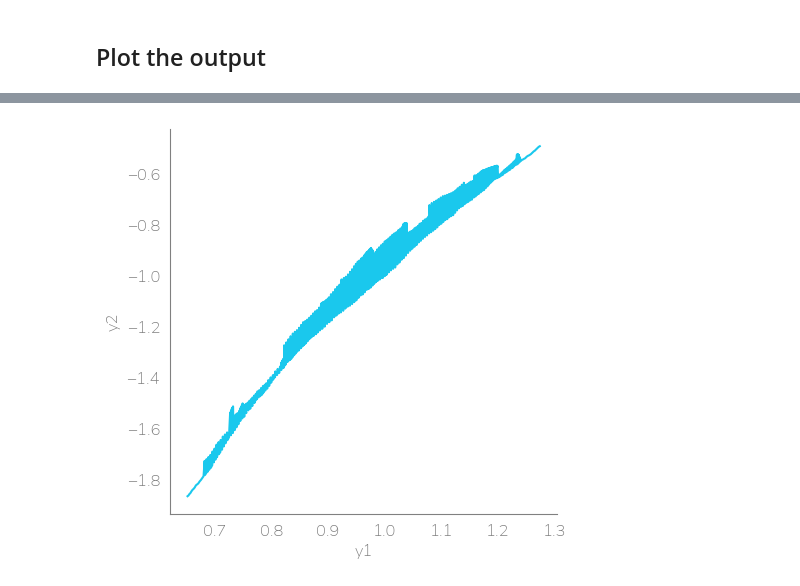
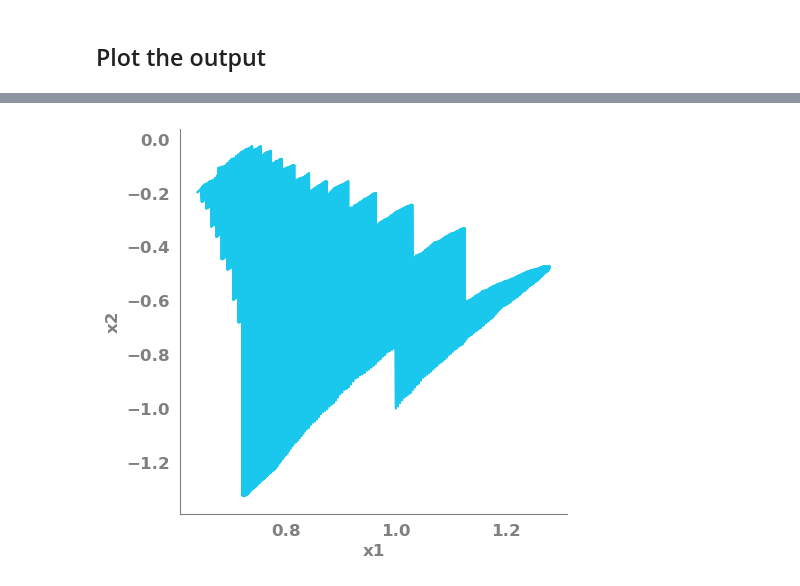
Before and after one commit to G-Licitra/scikit-identification, a Jupyter notebook: integrator.ipynb, the cells around one changed output, grey strips where cells are left out. Cells and saved outputs as stored; diff of their text form; code cells hidden in the pictures.

```diff
--- a/integrator.ipynb
+++ b/integrator.ipynb
@@ -153,9 +153,9 @@ _ = sns.despine()
 # %%
 _ = plt.figure(figsize=(5, 5))
 _ = sns.lineplot(data=df_sim,
-                x="y1",
-                y="y2",
+                x="x1",
+                y="x2",
                 )
 _ = sns.despine()
 # %% [output]
-[figure, old version]
+[figure, new version]
```
Also changed, not shown: parts of 6 cells of this notebook, 10 other files.
